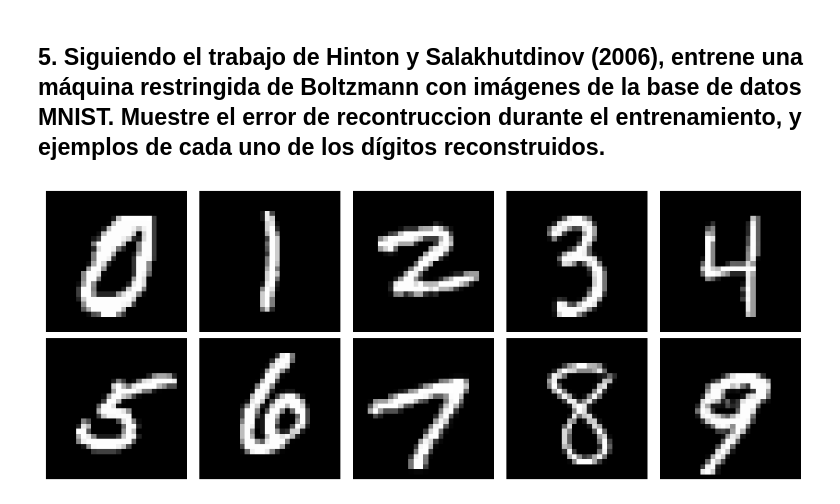
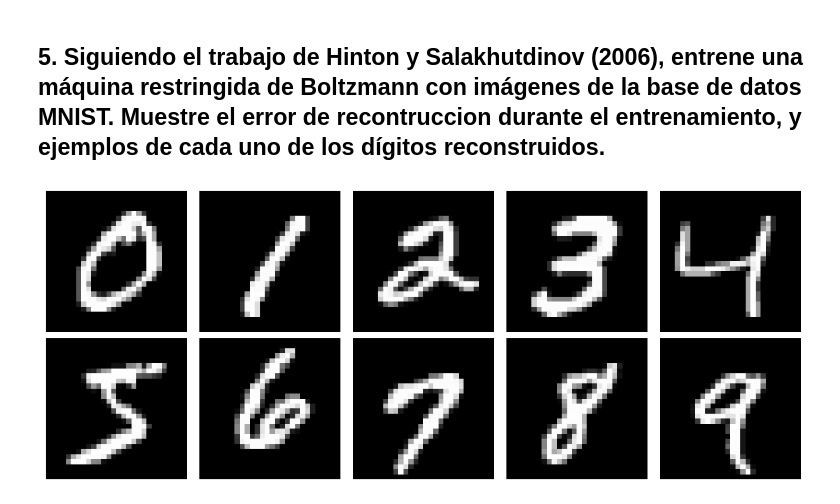
Before and after one commit to mbianchif/Aprendizaje-Profundo, a Jupyter notebook: tp2/notebook.ipynb, the cells around one changed output. Cells and saved outputs as stored; diff of their text form; code cells hidden in the pictures.

```diff
--- a/tp2/notebook.ipynb
+++ b/tp2/notebook.ipynb
@@ -478,9 +490,14 @@ def plot_images(ims: Iterable[np.ndarray], rows: int, cols: int):
 SEED = 1234
 # %%
 M_train = get_images("images/train.mat")
-plot_images((M_train[i] for i in range(10, 200, 20)), 2, 5)
+M_test = get_images("images/test.mat")
+
+M = np.concatenate((M_train, M_test), axis=0) / 255.0
+digits = [M[i] for i in range(0, 400, 20)]
+
+plot_images(digits, 2, 5)
 # %% [output]
-[figure, old version]
+[figure, new version]
 # %%
 from src.rbm import RBM
 
```
Also changed, not shown: parts of 10 cells of this notebook, 2 other files.
